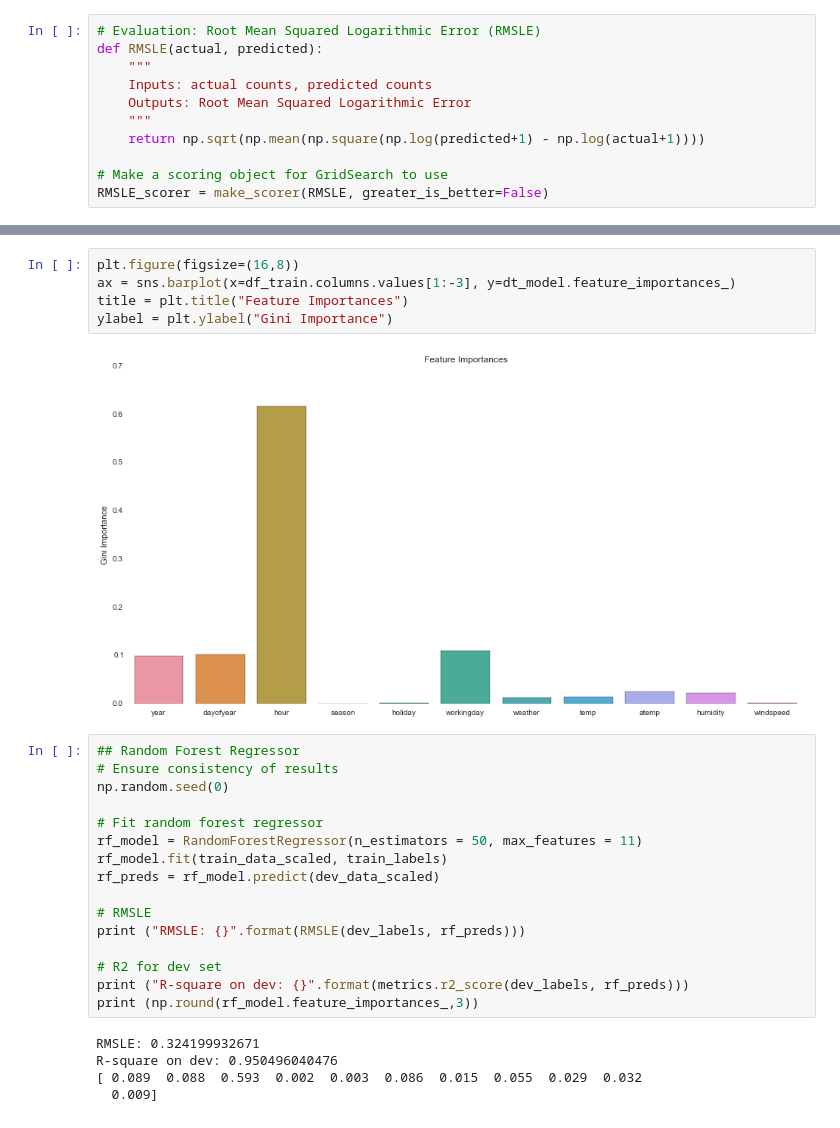
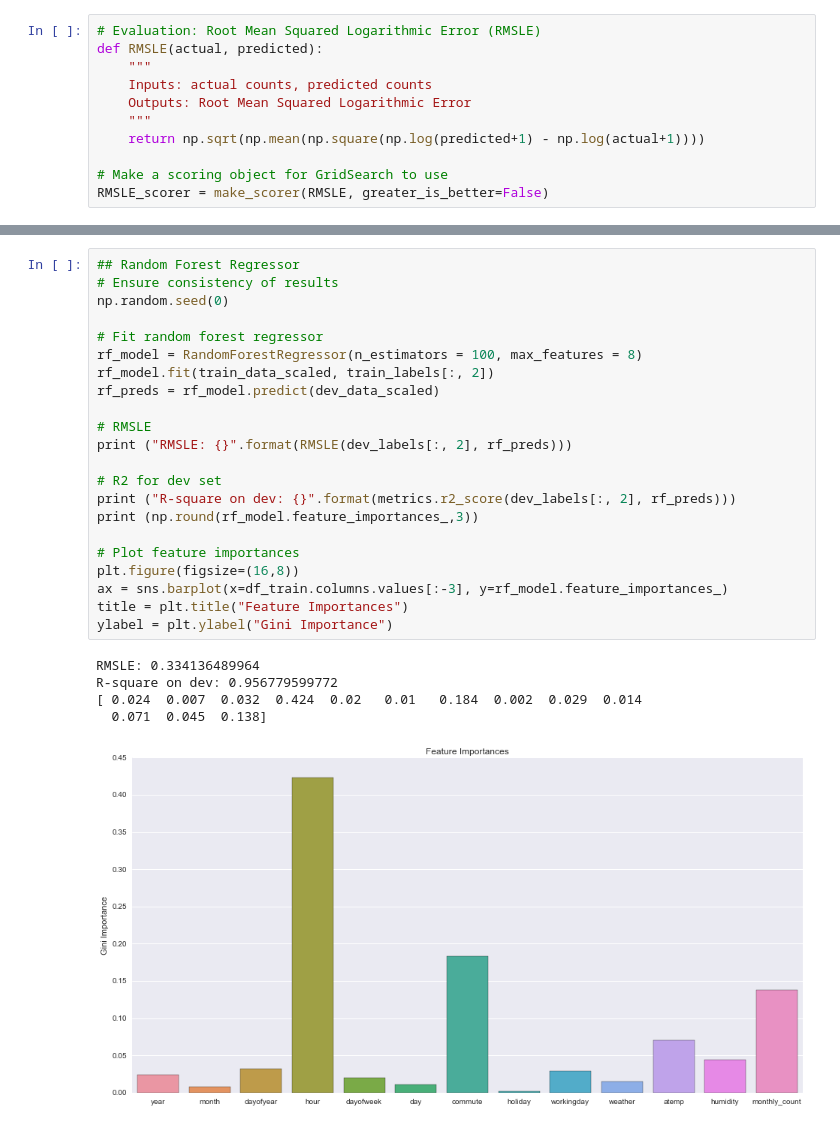
Before and after one commit to KonniamChan/ML_Projects_W207, a Jupyter notebook: project_bikesharing.ipynb, the cells around one changed output, grey strips where cells are left out. Cells and saved outputs as stored; diff of their text form.

```diff
--- a/project_bikesharing.ipynb
+++ b/project_bikesharing.ipynb
@@ -238,31 +272,31 @@ print (dt_grid.best_params_)
-# %%
-plt.figure(figsize=(16,8))
-ax = sns.barplot(x=df_train.columns.values[1:-3], y=dt_model.feature_importances_)
-title = plt.title("Feature Importances")
-ylabel = plt.ylabel("Gini Importance")
-# %% [output]
-[figure, removed]
 # %%
 ## Random Forest Regressor
 # Ensure consistency of results
 np.random.seed(0)
 
 # Fit random forest regressor
-rf_model = RandomForestRegressor(n_estimators = 50, max_features = 11)
-rf_model.fit(train_data_scaled, train_labels)
+rf_model = RandomForestRegressor(n_estimators = 100, max_features = 8)
+rf_model.fit(train_data_scaled, train_labels[:, 2])
 rf_preds = rf_model.predict(dev_data_scaled)
 
 # RMSLE
-print ("RMSLE: {}".format(RMSLE(dev_labels, rf_preds)))
+print ("RMSLE: {}".format(RMSLE(dev_labels[:, 2], rf_preds)))
 
 # R2 for dev set
-print ("R-square on dev: {}".format(metrics.r2_score(dev_labels, rf_preds)))
+print ("R-square on dev: {}".format(metrics.r2_score(dev_labels[:, 2], rf_preds)))
 print (np.round(rf_model.feature_importances_,3))
+
+# Plot feature importances
+plt.figure(figsize=(16,8))
+ax = sns.barplot(x=df_train.columns.values[:-3], y=rf_model.feature_importances_)
+title = plt.title("Feature Importances")
+ylabel = plt.ylabel("Gini Importance")
 # %% [output]
-RMSLE: 0.324199932671
-R-square on dev: 0.950496040476
-[ 0.089  0.088  0.593  0.002  0.003  0.086  0.015  0.055  0.029  0.032
-  0.009]
+RMSLE: 0.334136489964
+R-square on dev: 0.956779599772
+[ 0.024  0.007  0.032  0.424  0.02   0.01   0.184  0.002  0.029  0.014
+  0.071  0.045  0.138]
+[figure, added]
 # %%
 # Random Forest Grid Search
 # Ensure consistency of results
```
Also changed, not shown: parts of 26 cells of this notebook.
